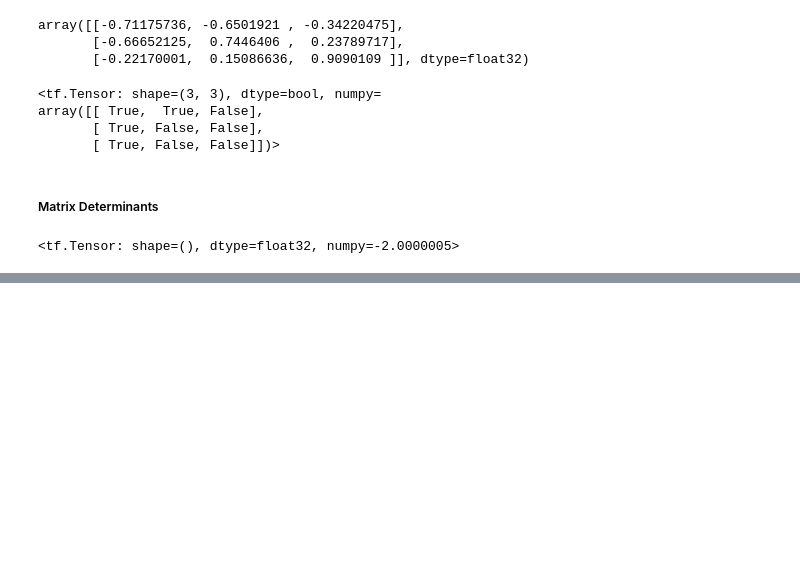
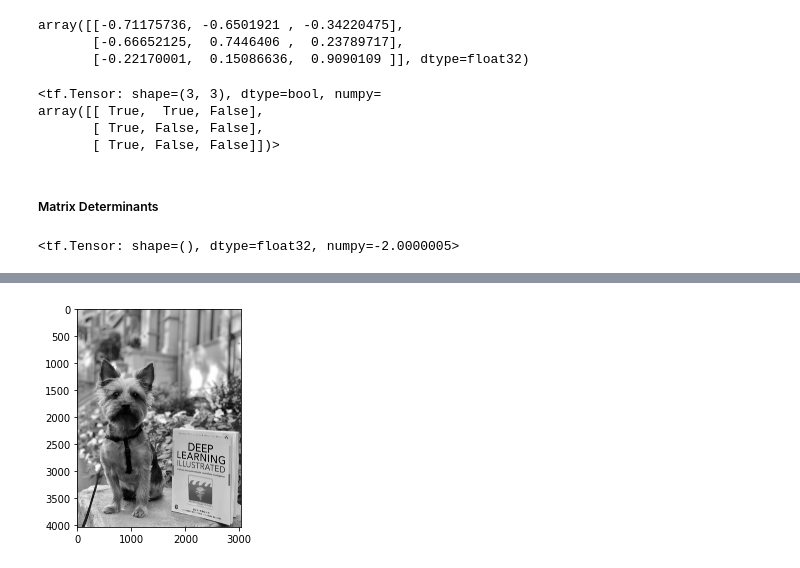
Before and after one commit to Dnbg1982/Practice-Projects, a Jupyter notebook: Linear Algebra.ipynb, the cells around one changed output, grey strips where cells are left out. Saved outputs shown, nothing was run; the diff lists cells and outputs as text; code cells hidden in the pictures; blank space fills up the shorter version.

```diff
--- a/Linear Algebra.ipynb
+++ b/Linear Algebra.ipynb
@@ -587,0 +770,5 @@ tf.linalg.det(X)
+# %%
+test = np.reshape(np.array(list(imggray.getdata(band=0)), float),(imggray.size[1], imggray.size[0]))
+_= plt.imshow(test, cmap='gray')
+# %% [output]
+[figure, added]
```
Also changed, not shown: parts of 49 cells of this notebook, 2 other files.
